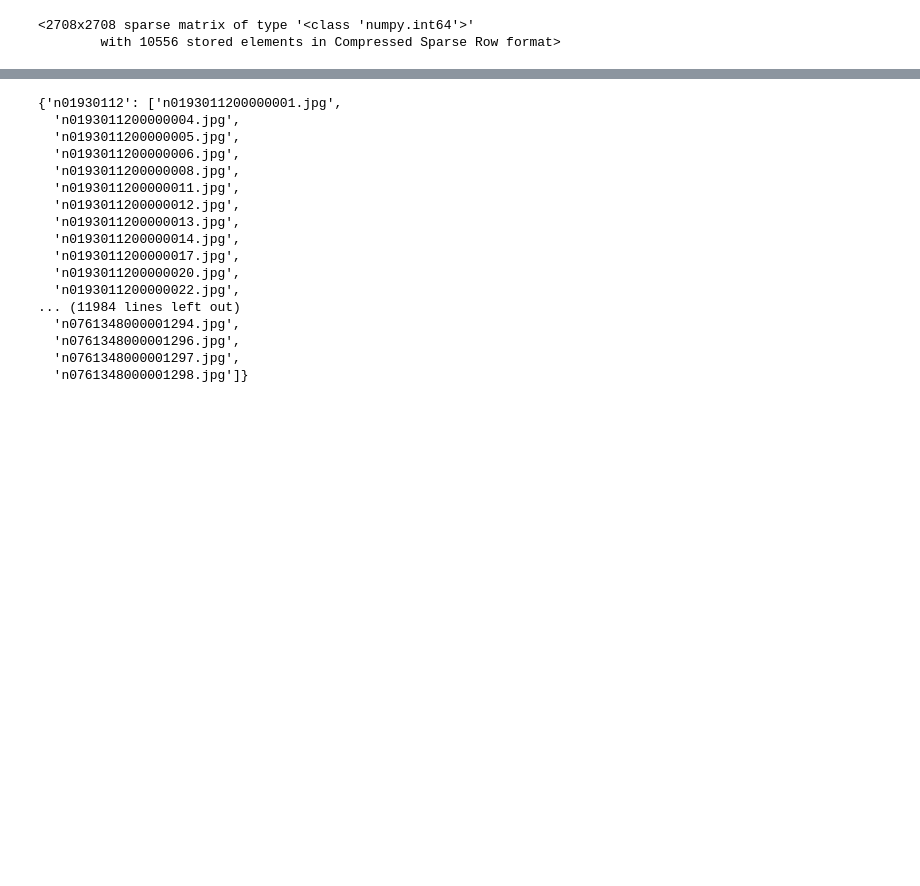
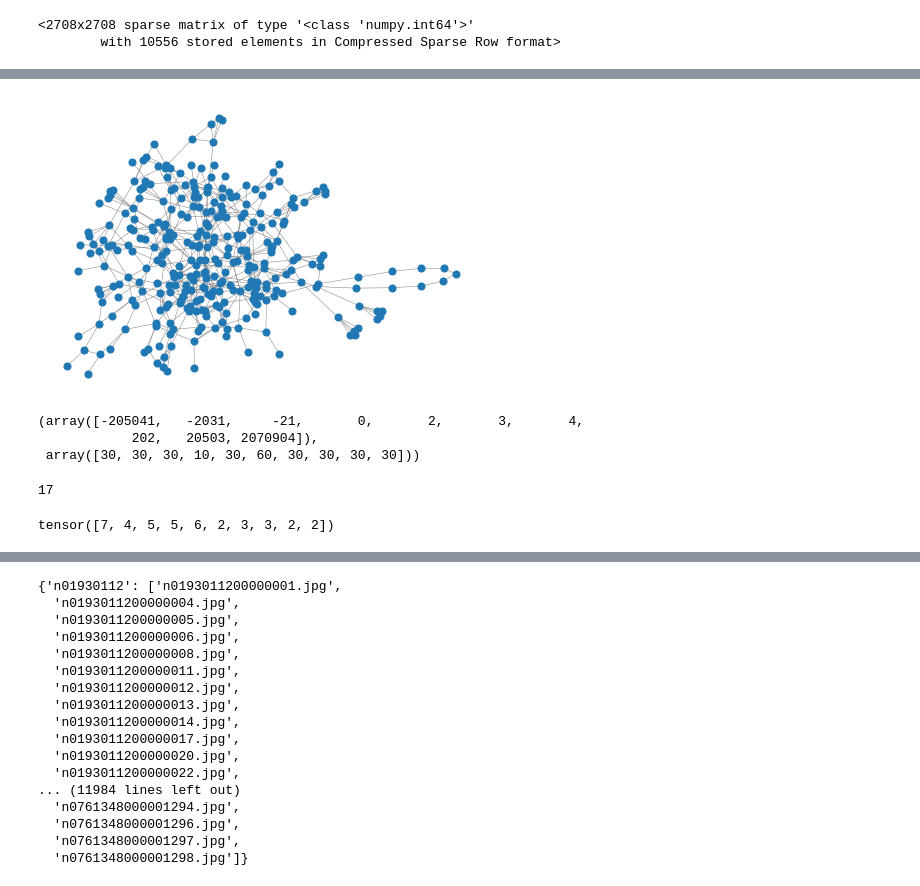
Before and after one commit to mims-harvard/G-Meta, a Jupyter notebook: data/fake_network_data_curation.ipynb, the cells around one changed output, grey strips where cells are left out. Cells and saved outputs as stored; diff of their text form; code cells hidden in the pictures; blank space fills up the shorter version.

```diff
--- a/data/fake_network_data_curation.ipynb
+++ b/data/fake_network_data_curation.ipynb
@@ -358,0 +333,27 @@ df
+# %%
+width_basis = 100
+nbTrials = 20
+
+
+################################### EXAMPLE TO BUILD A SIMPLE REGULAR STRUCTURE ##########
+## REGULAR STRUCTURE: the most simple structure:  basis + n small patterns of a single type
+
+### 1. Choose the basis (cycle, torus or chain)
+basis_type = "cycle"
+
+### 2. Add the shapes
+n_shapes = 30  ## numbers of shapes to add
+#shape=["fan",6] ## shapes and their associated required parameters  (nb of edges for the star, etc)
+#shape=["star",6]
+list_shapes = [["house"]] * n_shapes + [["fan"]] * n_shapes + [["star"]] * n_shapes
+
+### 3. Give a name to the graph
+identifier = 'AA'  ## just a name to distinguish between different trials
+name_graph = 'houses'+ identifier
+sb.set_style('white')
+
+### 4. Pass all these parameters to the Graph Structure
+add_edges = 100
+G, communities, _ , role_id = build_graph.build_structure(width_basis, basis_type, list_shapes, start=0,
+                                       add_random_edges=add_edges, plot=False,
+                                       savefig=False)
@@ -358,0 +378,10 @@ df
+# %%
+nx.draw(G, node_size=50, edge_color="gray", width=0.5)
+# %% [output]
+[figure, added]
+# %%
+np.unique(role_id, return_counts = True)
+# %% [output]
+(array([-205041,   -2031,     -21,       0,       2,       3,       4,
+            202,   20503, 2070904]),
+ array([30, 30, 30, 10, 30, 60, 30, 30, 30, 30]))
@@ -358,0 +540,8 @@ df
+# %%
+len(total_s_list[1])
+# %% [output]
+17
+# %%
+total_s_list[300].ndata['y']
+# %% [output]
+tensor([7, 4, 5, 5, 6, 2, 3, 3, 2, 2])
```
Also changed, not shown: parts of 48 cells of this notebook, 33 other files.
